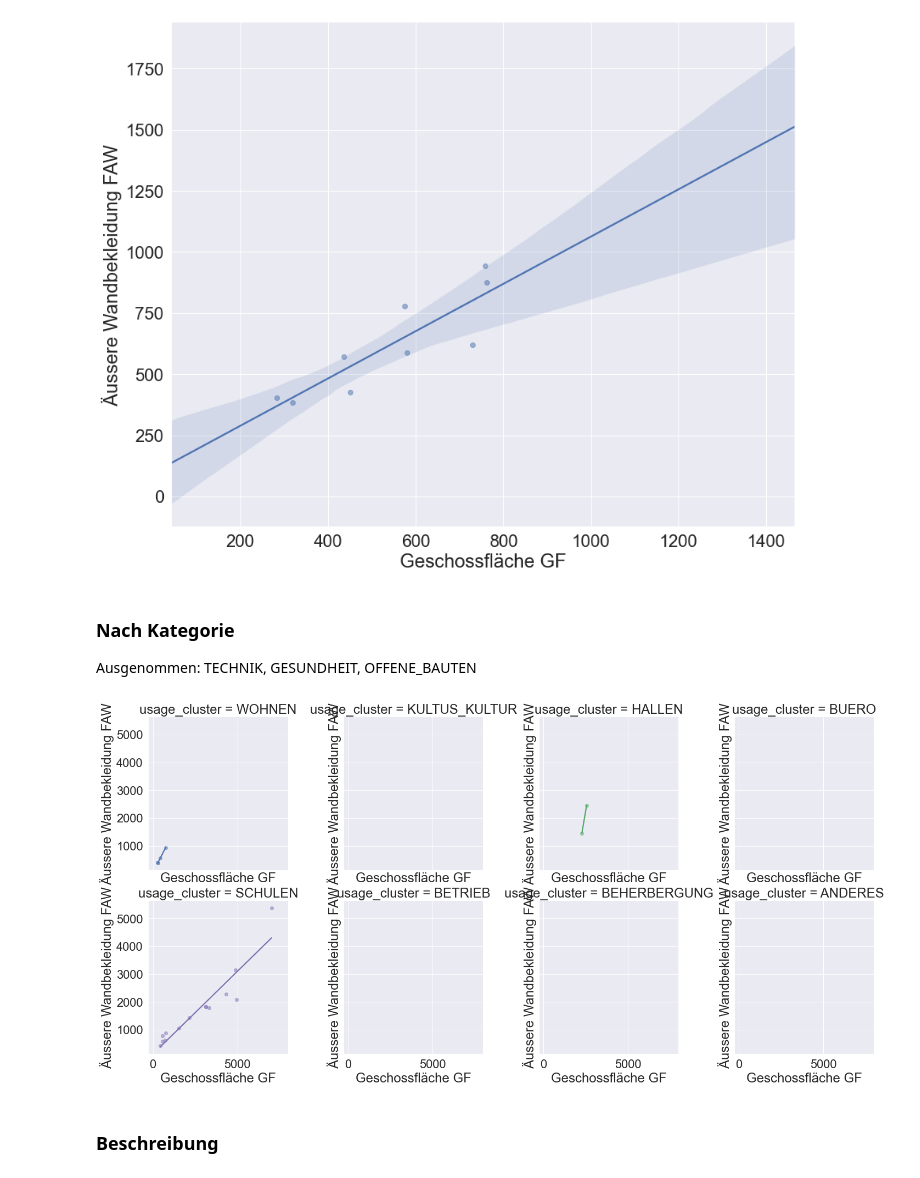
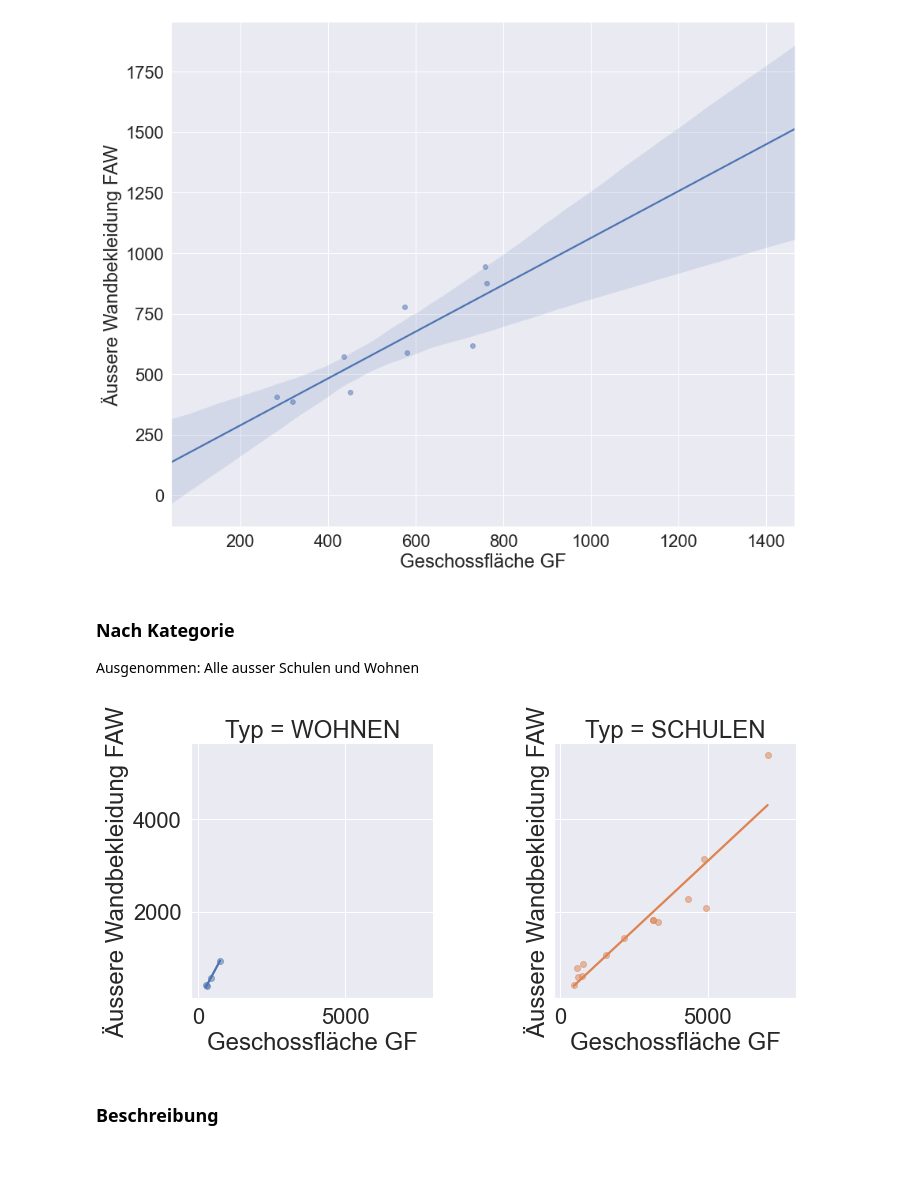
Before and after one commit to FHNW-RW/ip5-metriken-bauwesen, a Jupyter notebook: src/analysis/ratio_benchmarks/faw_gf.ipynb, the cells around one changed output. Drawn from its saved outputs; the diff is of its cells as text; code cells hidden in the pictures.

```diff
--- a/src/analysis/ratio_benchmarks/faw_gf.ipynb
+++ b/src/analysis/ratio_benchmarks/faw_gf.ipynb
@@ -83,14 +79,14 @@ charts.lmplot_gf_field(df_25_percentile, field=FIELD, field_label=LABEL, ratio_l
 [figure]
 # %% [markdown]
 ### Nach Kategorie
-Ausgenommen: TECHNIK, GESUNDHEIT, OFFENE_BAUTEN
+Ausgenommen: Alle ausser Schulen und Wohnen
 # %%
-clusters_to_remove = ["TECHNIK", "GESUNDHEIT", "OFFENE_BAUTEN"]
-df_75_percentile.drop(df_75_percentile[df_75_percentile[c.FIELD_USAGE_CLUSTER].isin(clusters_to_remove)].index, inplace=True)
+clusters = ["SCHULEN", "WOHNEN"]
+df_75_percentile = df_75_percentile[df_75_percentile[c.FIELD_USAGE_CLUSTER].isin(clusters)]
 
 charts.lmplot_clustered(df_75_percentile, y=FIELD, y_label=LABEL, ratio_label=FIELD_RATIO, save_label=f'{FIELD_RATIO}_75percentile')
 # %% [output]
-[figure, old version]
+[figure, new version]
 # %% [markdown]
 ### Beschreibung
 # %%
```
Also changed, not shown: parts of 8 cells of this notebook, 9 other files.
